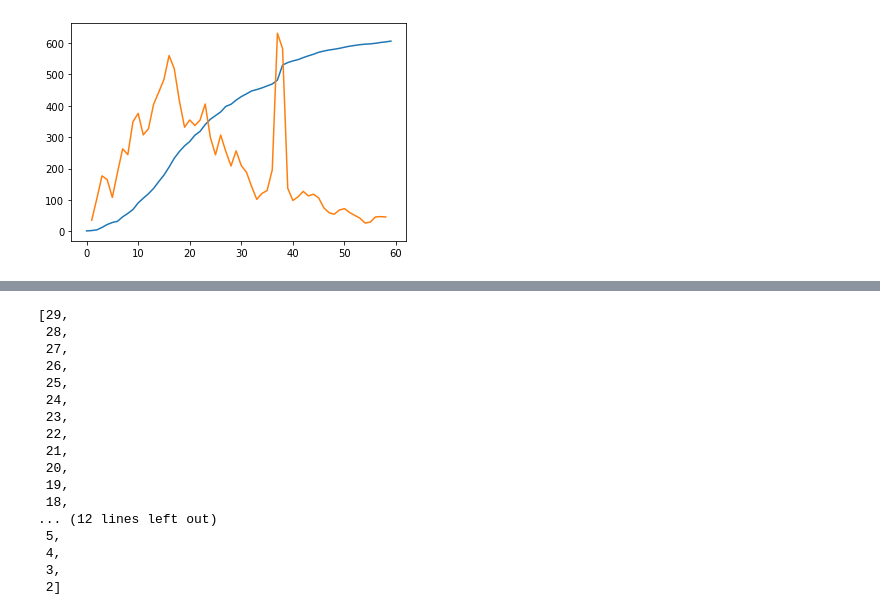
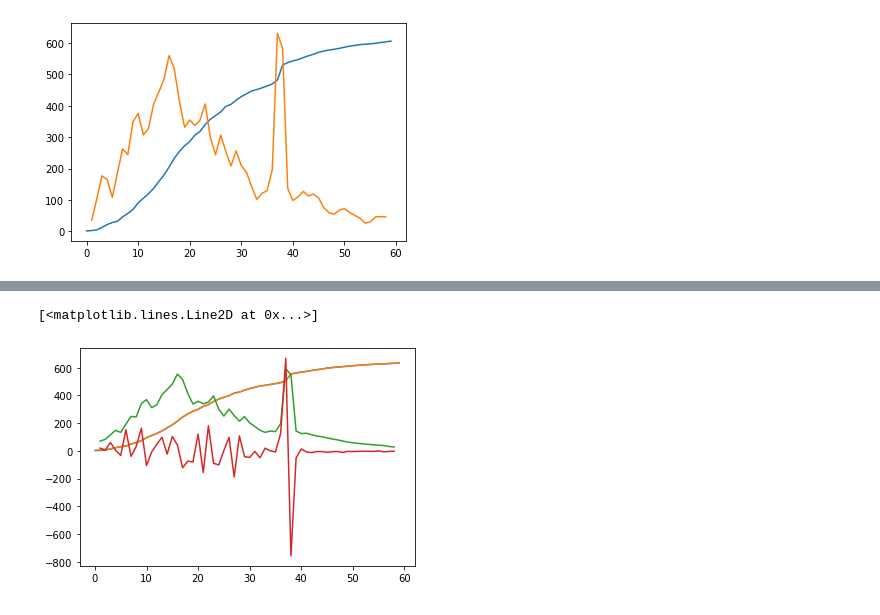
Before and after one commit to williamGlazer/ProjectX, a Jupyter notebook: notebooks/prelim/Covid19USA_analysis-smoothing.ipynb, the cells around one changed output, grey strips where cells are left out. Drawn from its saved outputs; the diff is of its cells as text; code cells hidden in the pictures.

Commit message:
Added different smoothing methods

```diff
--- a/notebooks/prelim/Covid19USA_analysis-smoothing.ipynb
+++ b/notebooks/prelim/Covid19USA_analysis-smoothing.ipynb
@@ -166,20 +169,33 @@ plt.plot(x,smoothedD1)
-# %%
-list(range(N-1,1,-1))
-# %% [output]
-[29,
- 28,
- 27,
- 26,
- 25,
- 24,
- 23,
- 22,
- 21,
- 20,
- 19,
- 18,
-... (12 lines left out)
- 5,
- 4,
- 3,
- 2]
+# %%
+addedExtent = 1000
+randPeriod = [30 for i in range(addedExtent)]
+randPeriod.extend([30,53,101,262,455,592,671,968,1197,1457,1896,2209,2511,2863,3321,3751,4289,4872,5326,5703,5990,6413,6665,7122,7477,7721,7965,8335,8474,8752,8987,9171,9364,9457,9568,9699,9828,10091,11091,11256,11366,11453,11586,11708,11812,11945,12025,12095,12144,12204,12280,12349,12400,12451,12484,12504,12543,12596,12637,12688])
+for i in range(addedExtent):
+    randPeriod.append(12688)
+randPeriod = np.array(randPeriod)
+smoothedPeriod = wiener(randPeriod,7)[addedExtent:-addedExtent]
+randPeriod = randPeriod[addedExtent:-addedExtent]
+
+x = np.array(range(len(smoothedPeriod)))
+
+smoothedD1 = []
+smoothedD2 = []
+
+# Estimation de dérivée avec central difference après smoothing
+savI = range(1,len(randPeriod)-1)
+for i in savI:
+    smoothedD1.append(0.5*(smoothedPeriod[i+1] - smoothedPeriod[i-1]))
+    smoothedD2.append(smoothedPeriod[i+1] - 2*smoothedPeriod[i] + smoothedPeriod[i-1])
+smoothedD1 = np.array(smoothedD1)
+smoothedD2 = np.array(smoothedD2)
+
+#plt.plot(xf,yf)
+
+#plt.plot(range(len(smoothedPeriod)),smoothedPeriod)
+plt.plot(x,randPeriod/20)
+plt.plot(x,smoothedPeriod/20)
+plt.plot(x[1:-1],smoothedD1)
+plt.plot(x[1:-1],smoothedD2)
+# %% [output]
+[<matplotlib.lines.Line2D at 0x...>]
+[figure, added]
```
Also changed, not shown: parts of 5 cells of this notebook.
